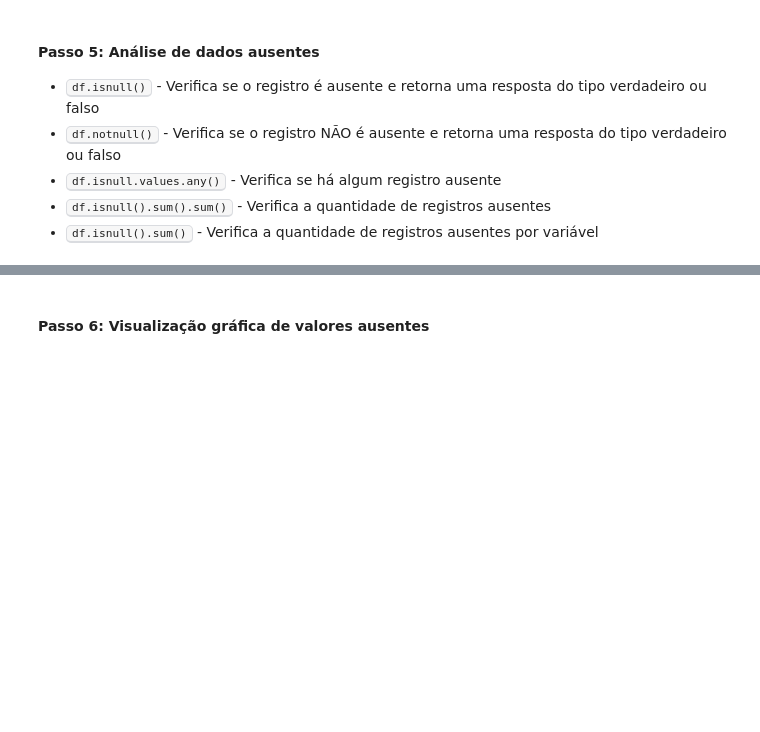
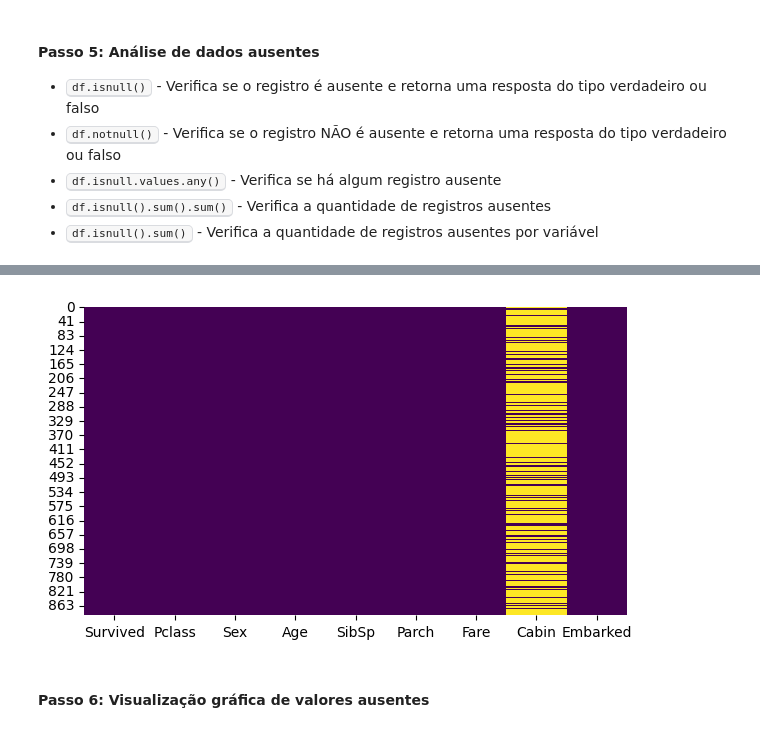
Before and after one commit to deveveryday/CDIA_Logica_Programacao, a Jupyter notebook: Aula_12_IntroPandas.ipynb, the cells around one changed output, grey strips where cells are left out. Cells and saved outputs as stored; diff of their text form; code cells hidden in the pictures; blank space fills up the shorter version.

```diff
--- a/Aula_12_IntroPandas.ipynb
+++ b/Aula_12_IntroPandas.ipynb
@@ -470,3 +538,5 @@ Substitui valores por categorias mais amplas (ex: idade → faixa etária).
 - Ambos têm deveres de **proteção, segurança e governança** (Art. 46 e 47).
 
 ### Se o dado não for útil para a análise, então simplesmente exclua.
+# %%
+df = df.drop(columns = ["PassengerId", "Ticket", "Name"], axis = 1)
@@ -487,3 +581,7 @@ O método <kbd>replace()</kbd> pode receber no máximo três argumentos:
 
 *Exemplo:*
 <kbd>df = df.replace([old],[new])</kbd>
+# %%
+df["Embarked"] = df["Embarked"].replace(["S", "C", "Q"], ["Southampton", "Cherbourg", "Queenstown"])
+
+df.head()
@@ -490,3 +595,5 @@ O método <kbd>replace()</kbd> pode receber no máximo três argumentos:
 # %% [markdown]
 ### Downcasting
 - Quando a função <kbd>replace()</kbd> é utilizada para converter dados para um tipo menor (ex: de float para int), seja para economizar memória ou para criar uma variável numérica para possíveis análises estatísticas, você receberá um alerta Pandas (FutureWarning) sobre essa transição.
+# %%
+df["Embarked"] = df["Embarked"].replace(["Southampton", "Cherbourg", "Queenstown"], [1, 2, 3]).astype('float32', copy = False)
@@ -493,3 +609,5 @@ O método <kbd>replace()</kbd> pode receber no máximo três argumentos:
+# %%
+df["Embarked"] = df["Embarked"].replace([1, 2, 3], ["Southampton", "Cherbourg", "Queenstown"])
 # %% [markdown]
 #### Passo 5: Análise de dados ausentes
 
@@ -501,3 +652,12 @@ O método <kbd>replace()</kbd> pode receber no máximo três argumentos:
+# %%
+import matplotlib.pyplot as plt
+import seaborn as sns
+
+plt.figure(figsize = (7, 4))
+sns.heatmap(df.isnull(), cbar = False, cmap = "viridis")
+plt.show()
+# %% [output]
+[figure, added]
 # %% [markdown]
 #### Passo 6: Visualização gráfica de valores ausentes
 # %% [markdown]
```
Also changed, not shown: parts of 27 cells of this notebook.
